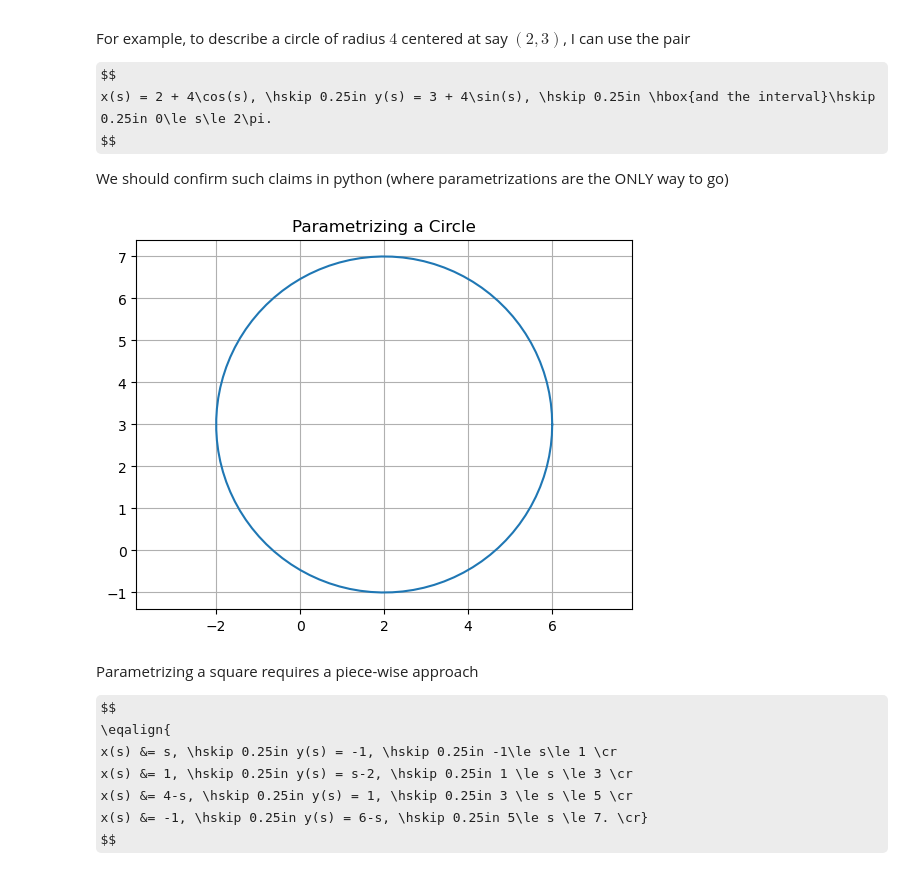
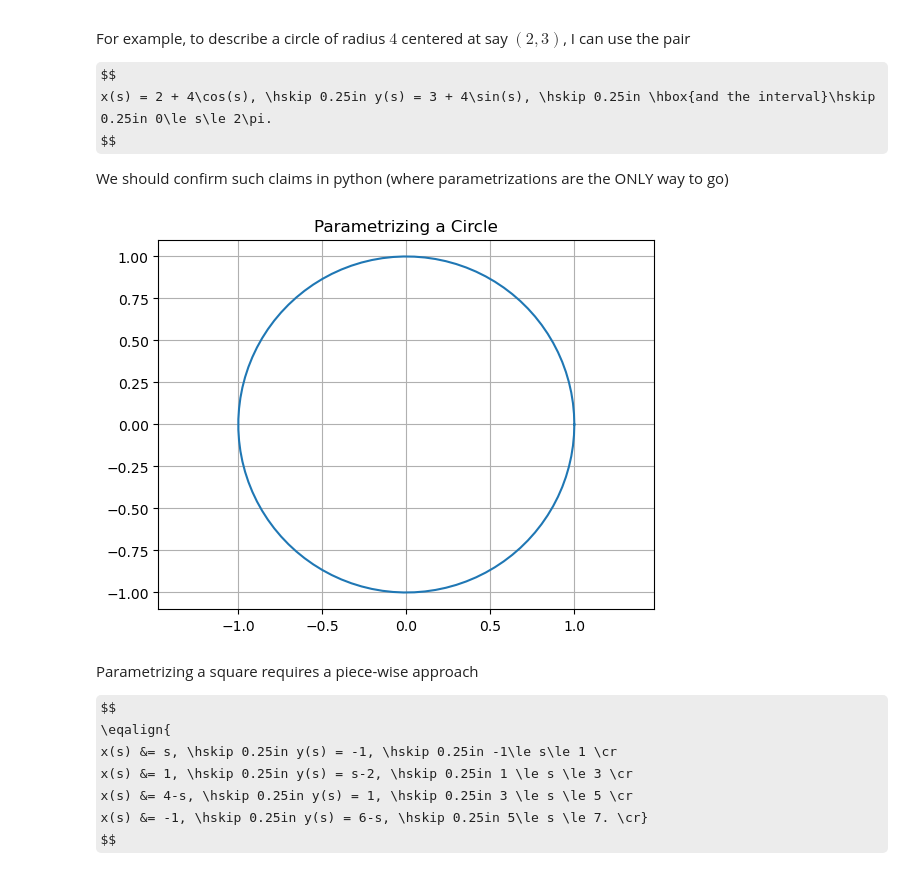
Before and after one commit to steve-cox-LA/Physics-III-for-Engineers24, a Jupyter notebook: 9. Amperes Law.ipynb, the cells around one changed output. Cells and saved outputs as stored; diff of their text form; code cells hidden in the pictures; some formulas as TeX source.

```diff
--- a/9. Amperes Law.ipynb
+++ b/9. Amperes Law.ipynb
@@ -25,17 +25,17 @@ We should confirm such claims in python (where parametrizations are the ONLY way
 # %%
 # plot a circle
 import numpy as np
 import matplotlib.pyplot as plt
 
 s = np.linspace(0,2*np.pi,100)
-x = 2 + 4*np.cos(s)
-y = 3 + 4*np.sin(s)
+x = np.cos(s)
+y = np.sin(s)
 plt.plot(x,y)
 plt.grid('on')
 plt.axis('equal')
 plt.title('Parametrizing a Circle');
 # %% [output]
-[figure, old version]
+[figure, new version]
 # %% [markdown]
 Parametrizing a square requires a piece-wise approach
 
```
Also changed, not shown: parts of 1 cell of this notebook, 3 other files.
